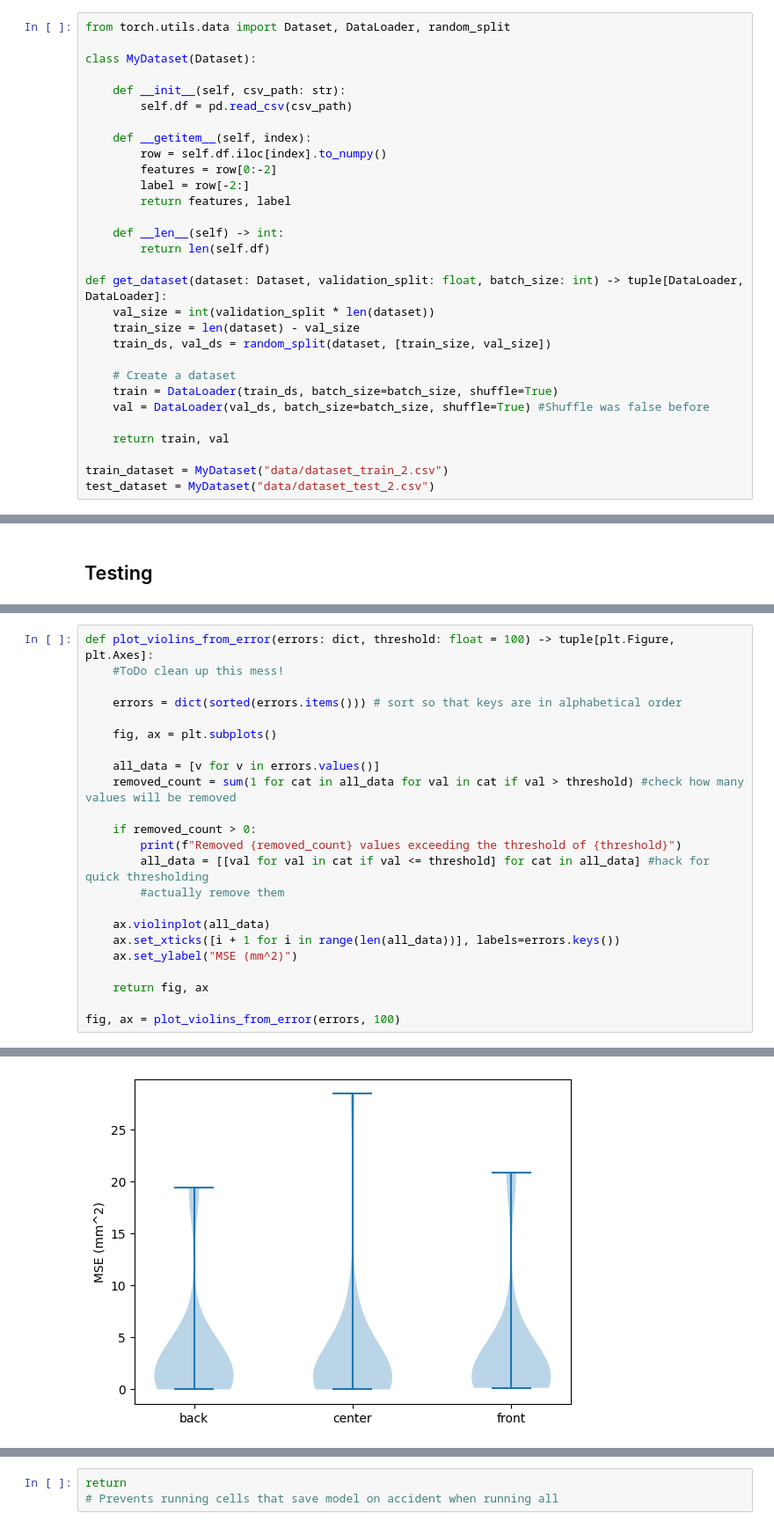
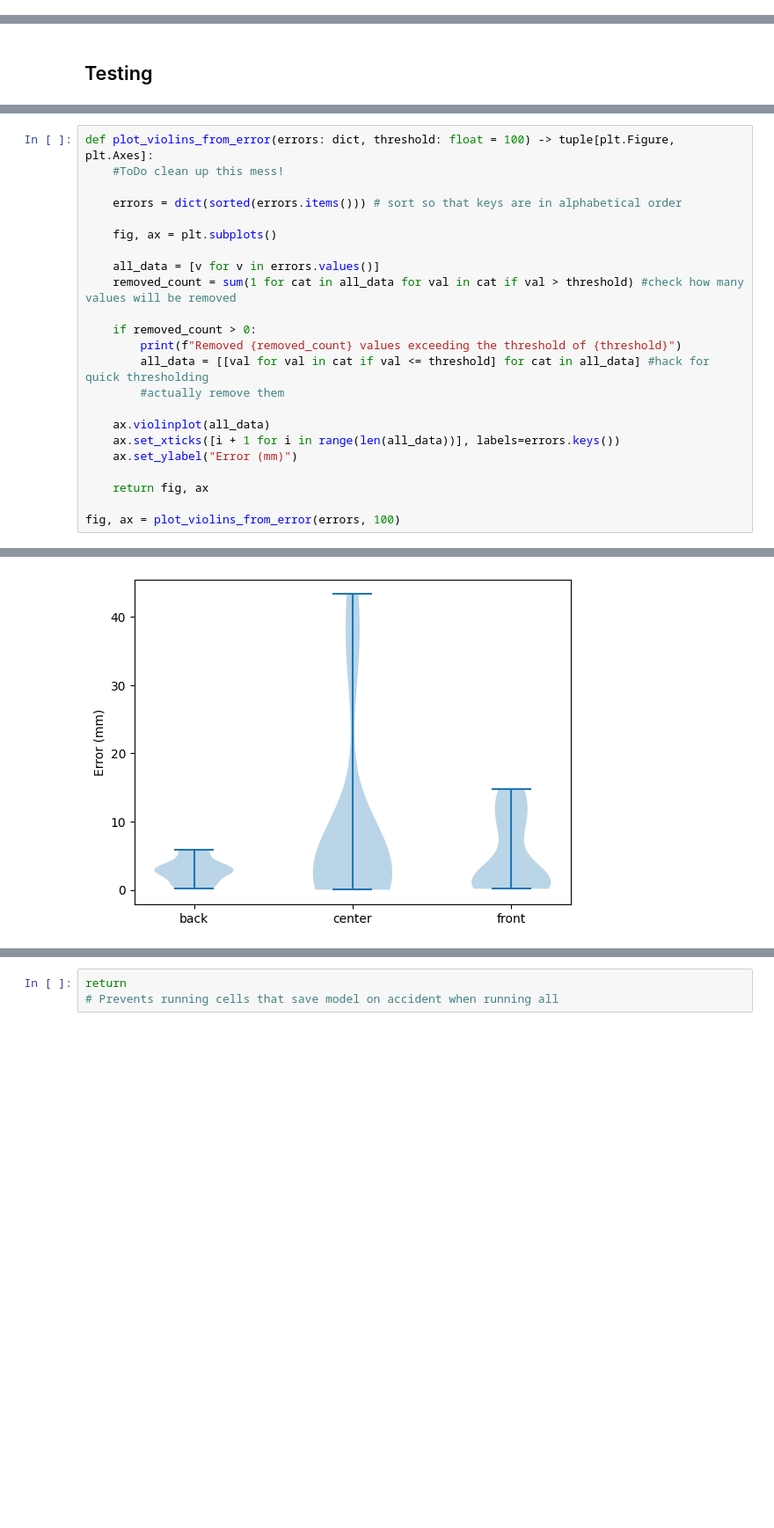
Before and after one commit to MrP123/scf_nn, a Jupyter notebook: test_previous_work.ipynb, the cells around one changed output, grey strips where cells are left out. Shown at 88% size. Drawn from its saved outputs; the diff is of its cells as text; blank space fills up the shorter version.

```diff
--- a/test_previous_work.ipynb
+++ b/test_previous_work.ipynb
@@ -17,33 +18,3 @@ current_device = torch.cuda.current_device()
 print(torch.cuda.get_device_name(current_device))
 # %% [output]
 NVIDIA GeForce GTX 960
-# %%
-from torch.utils.data import Dataset, DataLoader, random_split
-
-class MyDataset(Dataset):
-
-    def __init__(self, csv_path: str):
-        self.df = pd.read_csv(csv_path)
-
-    def __getitem__(self, index):
-        row = self.df.iloc[index].to_numpy()
-        features = row[0:-2]
-        label = row[-2:]
-        return features, label
-
-    def __len__(self) -> int:
-        return len(self.df)
-
-def get_dataset(dataset: Dataset, validation_split: float, batch_size: int) -> tuple[DataLoader, DataLoader]:
-    val_size = int(validation_split * len(dataset))
-    train_size = len(dataset) - val_size
-    train_ds, val_ds = random_split(dataset, [train_size, val_size])
-
-    # Create a dataset
-    train = DataLoader(train_ds, batch_size=batch_size, shuffle=True)
-    val = DataLoader(val_ds, batch_size=batch_size, shuffle=True) #Shuffle was false before
-
-    return train, val
-
-train_dataset = MyDataset("data/dataset_train_2.csv")
-test_dataset = MyDataset("data/dataset_test_2.csv")
@@ -577,7 +245,7 @@ def plot_violins_from_error(errors: dict, threshold: float = 100) -> tuple[plt.F
 
     ax.violinplot(all_data)
     ax.set_xticks([i + 1 for i in range(len(all_data))], labels=errors.keys())
-    ax.set_ylabel("MSE (mm^2)")
+    ax.set_ylabel("Error (mm)")
 
     return fig, ax
 
@@ -587,4 +254,4 @@ Removed 5 values exceeding the threshold of 100
-[figure, old version]
+[figure, new version]
 # %%
 w1 = model.state_dict()["hidden1.weight"].numpy()
 #w1.shape
```
Also changed, not shown: parts of 14 cells of this notebook, 1 other file.
